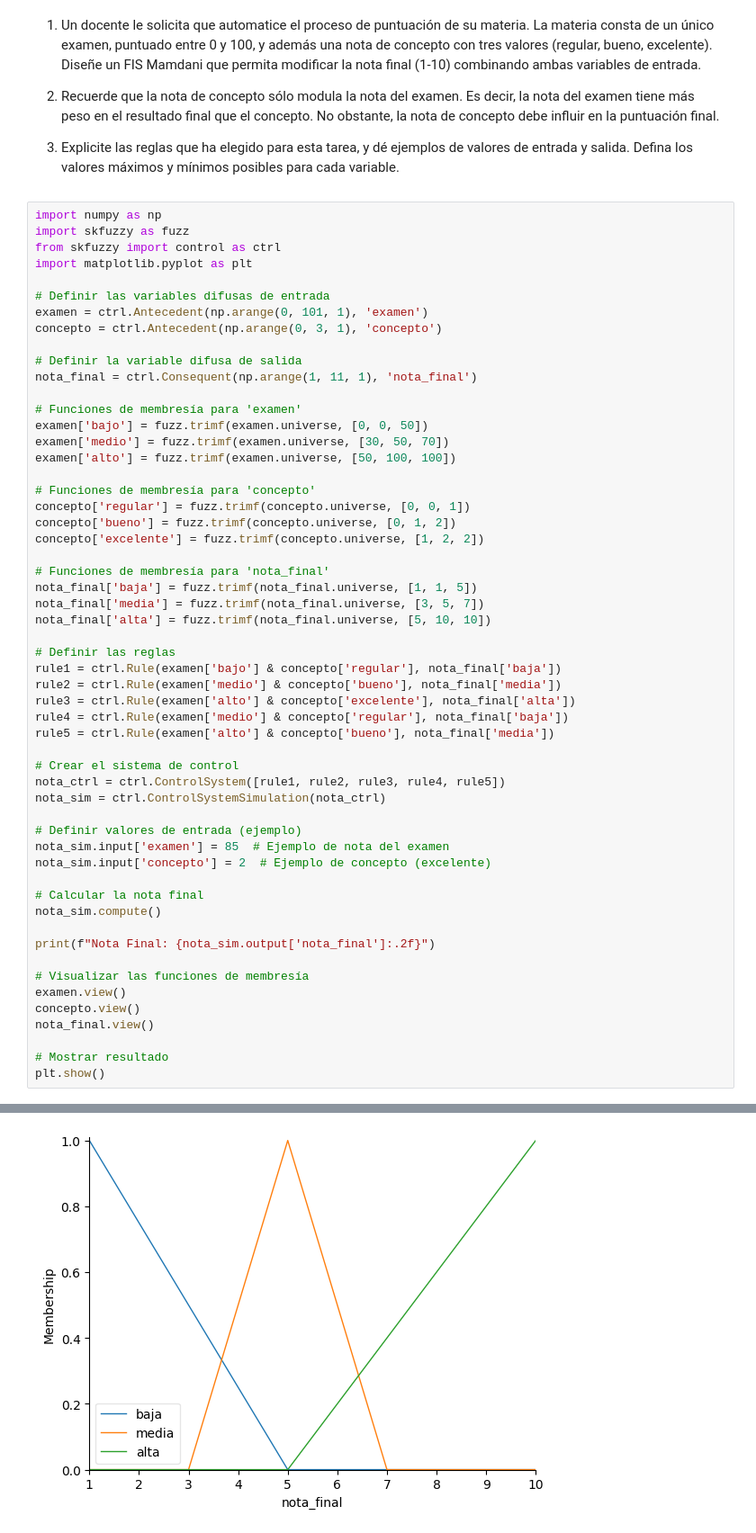
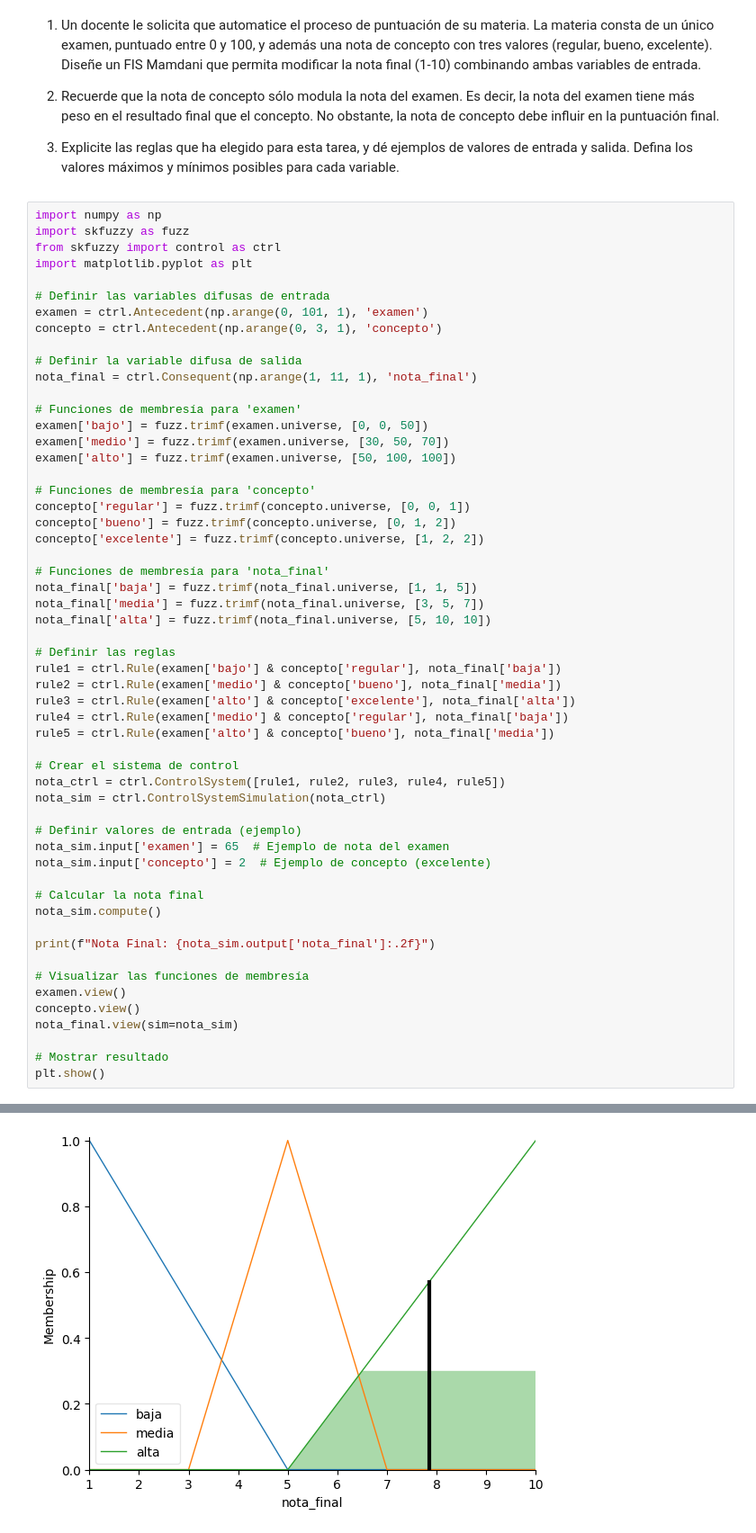
Before and after one commit to SofiaIPalladino/AI, a Jupyter notebook: Mamdani/MamdaniDocente.ipynb, the cells around one changed output, grey strips where cells are left out. Shown at 90% size. Cells and saved outputs as stored; diff of their text form.

Commit message:
Actualizacion de muestra de nota final de forma grafica

```diff
--- a/Mamdani/MamdaniDocente.ipynb
+++ b/Mamdani/MamdaniDocente.ipynb
@@ -46,7 +46,7 @@ nota_ctrl = ctrl.ControlSystem([rule1, rule2, rule3, rule4, rule5])
 nota_sim = ctrl.ControlSystemSimulation(nota_ctrl)
 
 # Definir valores de entrada (ejemplo)
-nota_sim.input['examen'] = 85  # Ejemplo de nota del examen
+nota_sim.input['examen'] = 65  # Ejemplo de nota del examen
 nota_sim.input['concepto'] = 2  # Ejemplo de concepto (excelente)
 
 # Calcular la nota final
@@ -57,7 +57,7 @@ print(f"Nota Final: {nota_sim.output['nota_final']:.2f}")
 # Visualizar las funciones de membresía
 examen.view()
 concepto.view()
-nota_final.view()
+nota_final.view(sim=nota_sim)
 
 # Mostrar resultado
 plt.show()
@@ -66,3 +66,3 @@ Nota Final: 8.22
 [figure]
 [figure]
-[figure, old version]
+[figure, new version]
```
Also changed, not shown: parts of 2 cells of this notebook.
